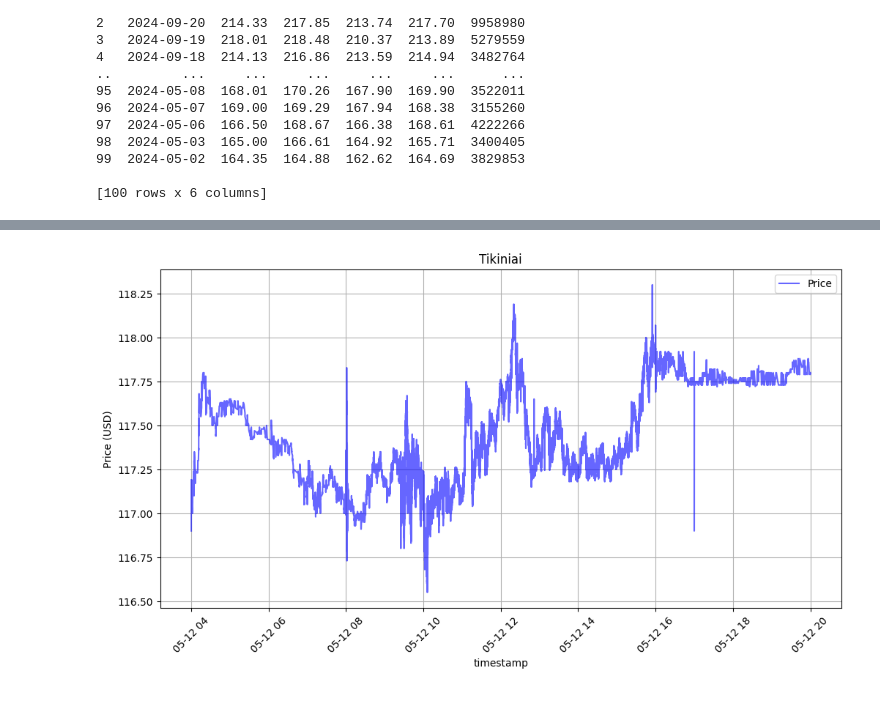
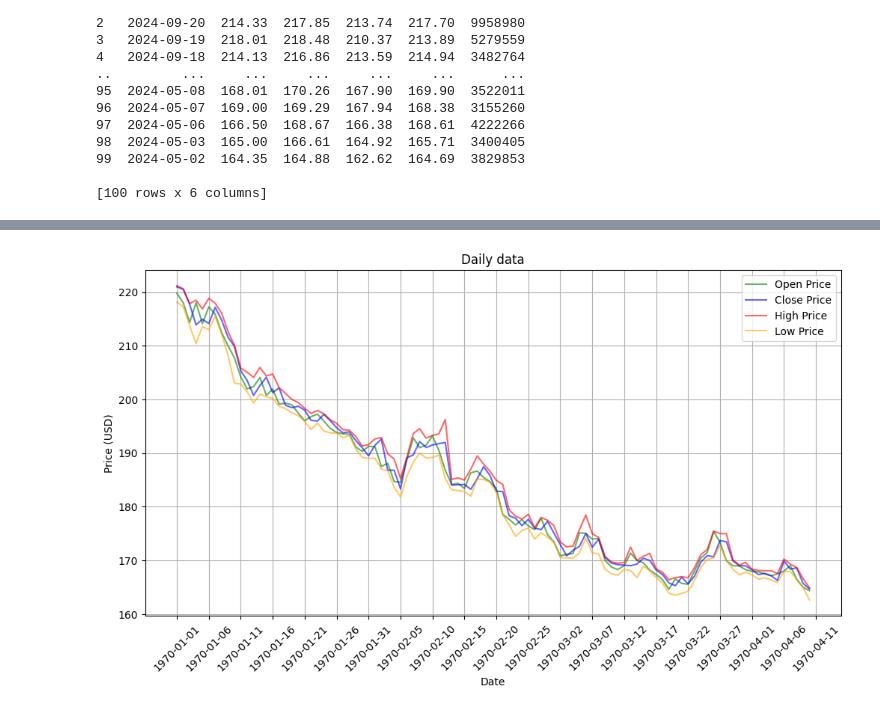
Before and after one commit to VygintasB/Practical-Investing-Fundamentals, a Jupyter notebook: 01_pandas_numpy_basics.ipynb, the cells around one changed output, grey strips where cells are left out. Saved outputs shown, nothing was run; the diff lists cells and outputs as text; code cells hidden in the pictures.

```diff
--- a/01_pandas_numpy_basics.ipynb
+++ b/01_pandas_numpy_basics.ipynb
@@ -242,21 +302,19 @@ FileNotFoundError: [Errno 2] No such file or directory: 'C:/Users/vygin/Desktop/
 # %%
-tick_sumazintas = tick.iloc[::1000000]
-
 plt.figure(figsize=(12, 6))
 
-#plt.plot(pd.to_datetime(tick["timestamp"]), tick["volume"].values, label='Volume', color='green', alpha=0.6)
-#plt.plot(tick['volume'].values, label='Volume', color='green', alpha=0.6)
-plt.plot(tick['price'], label='Price', color='blue', alpha=0.6)
+plt.plot(day['open'], label='Open Price', color='green', alpha=0.6)
+plt.plot(day['close'], label='Close Price', color='blue', alpha=0.6)
+plt.plot(day['high'], label='High Price', color='red', alpha=0.6)
+plt.plot(day['low'], label='Low Price', color='orange', alpha=0.6)
 
-
-plt.title('Tikiniai')
-plt.xlabel('timestamp')
+plt.title('Daily data')
+plt.xlabel('Date')
 plt.ylabel('Price (USD)')
-#plt.gca().xaxis.set_major_formatter(mdates.DateFormatter('%Y-%m-%d'))
-#plt.gca().xaxis.set_major_locator(mdates.DayLocator(interval=5))
+plt.gca().xaxis.set_major_formatter(mdates.DateFormatter('%Y-%m-%d'))
+plt.gca().xaxis.set_major_locator(mdates.DayLocator(interval=5))
 plt.xticks(rotation=45)
 plt.legend()
 plt.grid(True)
 plt.show()
 # %% [output]
-[figure, old version]
+[figure, new version]
```
Also changed, not shown: parts of 15 cells of this notebook, 3 other files.
